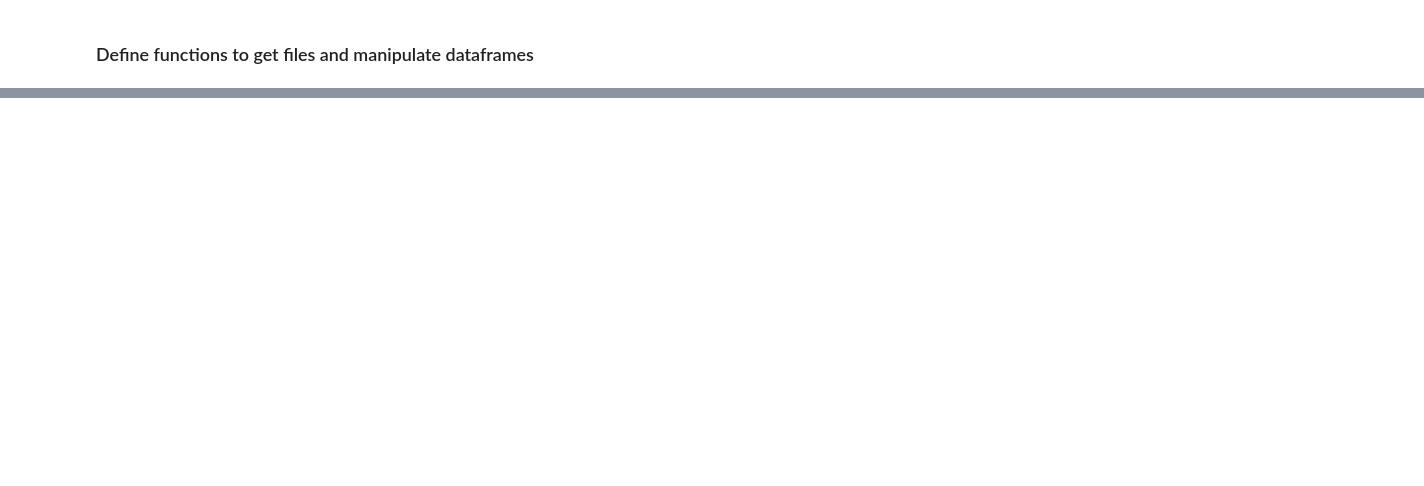
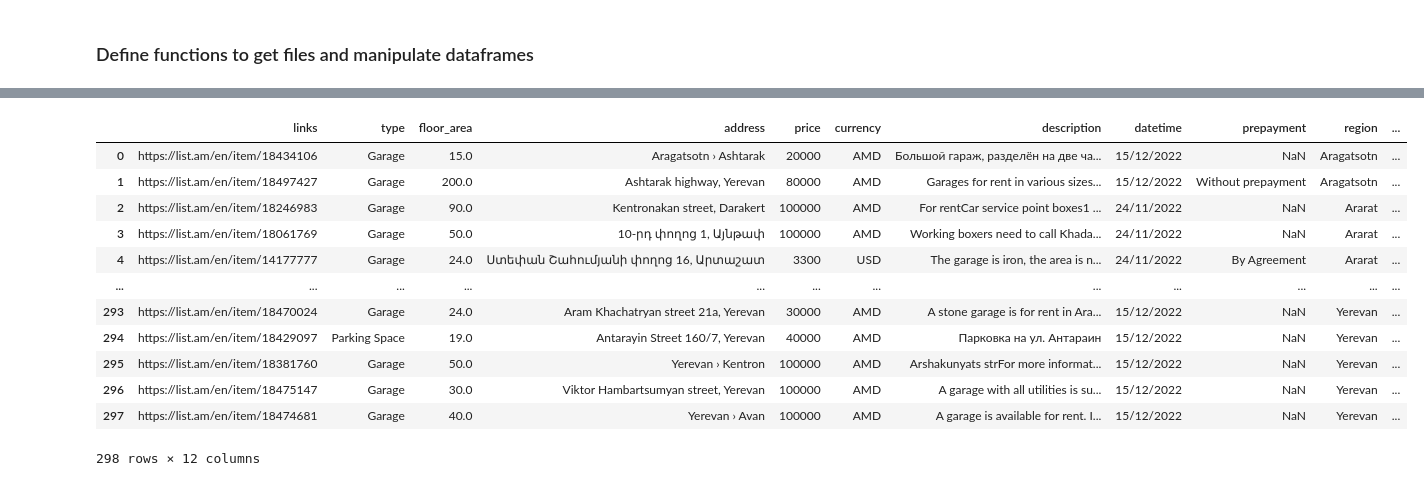
Before and after one commit to molchoun/Python-scraping-PostgreSQL, a Jupyter notebook: et_data.ipynb, the cells around one changed output, grey strips where cells are left out. Drawn from its saved outputs; the diff is of its cells as text; code cells hidden in the pictures; blank space fills up the shorter version.

```diff
--- a/et_data.ipynb
+++ b/et_data.ipynb
@@ -9,0 +7,2 @@ pd.set_option('display.max_rows', 32)
+# %%
+df = pd.read_excel('rxoconnect_19-01-2023.xlsx')
@@ -9,0 +13,4 @@ pd.set_option('display.max_rows', 32)
+# %%
+df['price'] = df['price'].replace({"bid only": "1", "quick bid": "2", ",":""}, regex=True).astype(float)
+df.sort_values(by='price', ascending=False, inplace=True)
+df['price'] = df['price'].replace({1: "bid only", "quick bid": 2})
@@ -10,2 +26,5 @@ pd.set_option('display.max_rows', 32)
+# %%
+# pd.set_option('display.max_rows', 15)
+pd.set_option('display.max_columns', None)
 # %% [markdown]
 ### Define functions to get files and manipulate dataframes
@@ -210,0 +396,24 @@ df2[['Price', 'Currency']]
+# %%
+df7 = df_concat(files[6])
+df7 = fix_displacement(df7)
+df7['Price'] = df7['Price'].apply(clean_currency)
+# df7 = split_price_col(df7)
+rename_cols(df7)
+df7 = drop_cols(df7)
+multi_trans(df7)
+# %%
+df7
+# %% [output]
+|  | links | type | floor_area | address | price | currency | description | datetime | prepayment | region | ... |
+| 0 | https://list.am/en/item/18434106 | Garage | 15.0 | Aragatsotn › Ashtarak | 20000 | AMD | Большой гараж, разделён на две ча... | 15/12/2022 | NaN | Aragatsotn | ... |
+| 1 | https://list.am/en/item/18497427 | Garage | 200.0 | Ashtarak highway, Yerevan | 80000 | AMD | Garages for rent in various sizes... | 15/12/2022 | Without prepayment | Aragatsotn | ... |
+| 2 | https://list.am/en/item/18246983 | Garage | 90.0 | Kentronakan street, Darakert | 100000 | AMD | For rentCar service point boxes1 ... | 24/11/2022 | NaN | Ararat | ... |
+| 3 | https://list.am/en/item/18061769 | Garage | 50.0 | 10-րդ փողոց 1, Այնթափ | 100000 | AMD | Working boxers need to call Khada... | 24/11/2022 | NaN | Ararat | ... |
+| 4 | https://list.am/en/item/14177777 | Garage | 24.0 | Ստեփան Շահումյանի փողոց 16, Արտաշատ | 3300 | USD | The garage is iron, the area is n... | 24/11/2022 | By Agreement | Ararat | ... |
+| ... | ... | ... | ... | ... | ... | ... | ... | ... | ... | ... | ... |
+| 293 | https://list.am/en/item/18470024 | Garage | 24.0 | Aram Khachatryan street 21a, Yerevan | 30000 | AMD | A stone garage is for rent in Ara... | 15/12/2022 | NaN | Yerevan | ... |
+| 294 | https://list.am/en/item/18429097 | Parking Space | 19.0 | Antarayin Street 160/7, Yerevan | 40000 | AMD | Парковка на ул. Антараин | 15/12/2022 | NaN | Yerevan | ... |
+| 295 | https://list.am/en/item/18381760 | Garage | 50.0 | Yerevan › Kentron | 100000 | AMD | Arshakunyats strFor more informat... | 15/12/2022 | NaN | Yerevan | ... |
+| 296 | https://list.am/en/item/18475147 | Garage | 30.0 | Viktor Hambartsumyan street, Yerevan | 100000 | AMD | A garage with all utilities is su... | 15/12/2022 | NaN | Yerevan | ... |
+| 297 | https://list.am/en/item/18474681 | Garage | 40.0 | Yerevan › Avan | 100000 | AMD | A garage is available for rent. I... | 15/12/2022 | NaN | Yerevan | ... |
+298 rows × 12 columns
```
Also changed, not shown: parts of 50 cells of this notebook, 3 other files.
